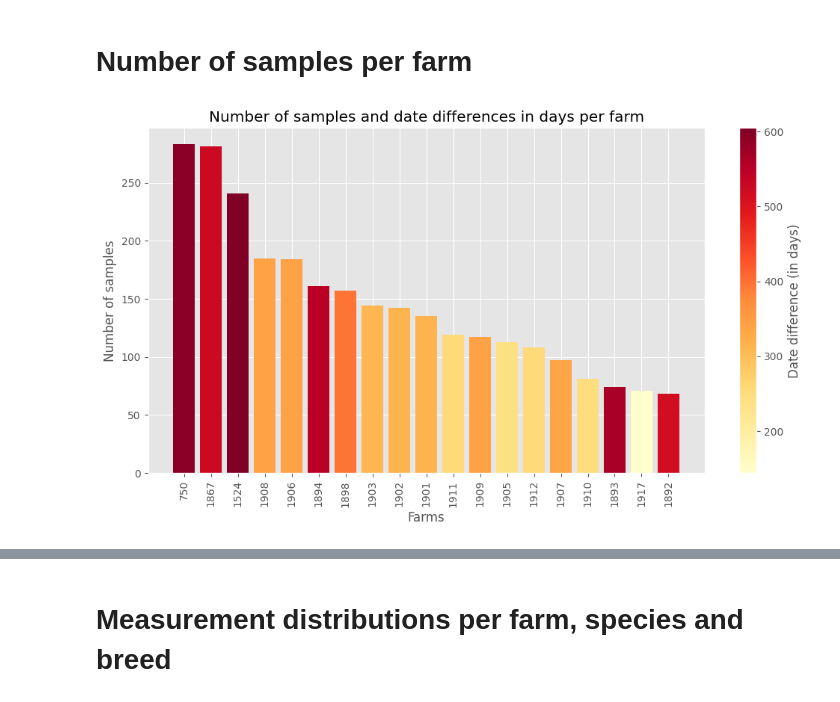
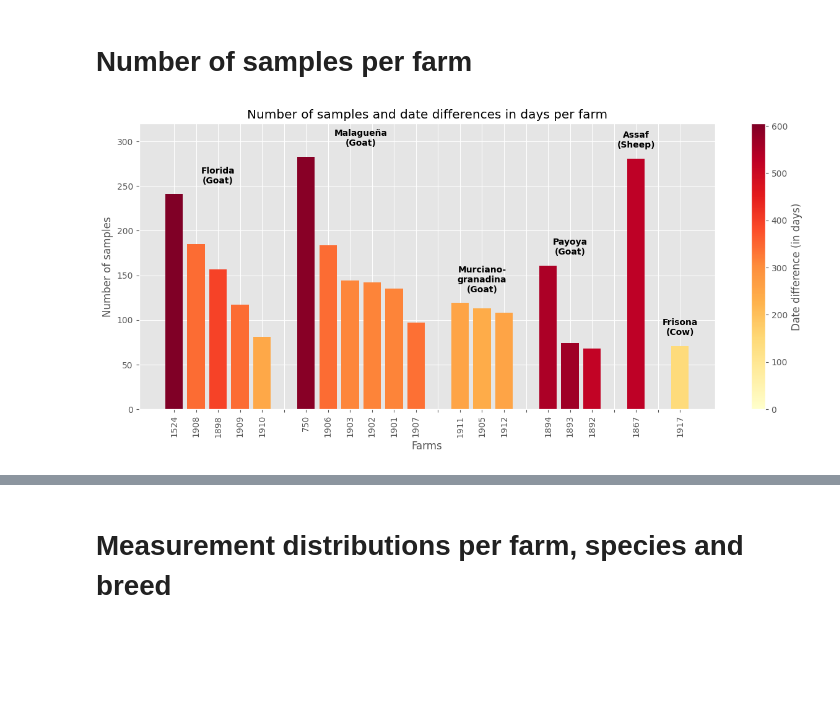
Before and after one commit to bryantchakote/aic-2024, a Jupyter notebook: notebooks/data_analysis.ipynb, the cells around one changed output, grey strips where cells are left out. Cells and saved outputs as stored; diff of their text form; code cells hidden in the pictures; blank space fills up the shorter version.

```diff
--- a/notebooks/data_analysis.ipynb
+++ b/notebooks/data_analysis.ipynb
@@ -15,6 +15,9 @@ images = Path("../images/")
 # %%
 # Import saved data
 MilkMeasurements = pd.read_csv(output / "MilkMeasurementsPlusGroupedTarget.csv")
+# %%
+# Combine breed and species information
+MilkMeasurements["Breed"] = MilkMeasurements.apply(lambda row: f"{row['Breed']} ({row['Species']})", axis=1)
 # %% [markdown]
 # Data recording period
 # %%
@@ -26 +93,12 @@ MilkMeasurements["ManagementAreaId"] = MilkMeasurements["ManagementAreaId"].asty
+# %%
+# Extract breed from the created set
+MilkMeasurementsMinMaxDates["Breed"] = MilkMeasurementsMinMaxDates["Breed"].apply(lambda row: [*row][0])
+
+# Map breed labels to IDs
+MilkMeasurementsMinMaxDates["Breed"] = MilkMeasurementsMinMaxDates["Breed"].map(breed_mapping)
+
+# Sort values
+MilkMeasurementsMinMaxDates = MilkMeasurementsMinMaxDates.sort_values(
+    ["Breed", "SamplesCount"], ascending=[True, False], ignore_index=True,
+)
 # %%
@@ -86,32 +190,51 @@ plt.show()
 # %%
-# Normalize DateDiff to create a gradient color bar
+# Normalize DateDiff values to create a gradient color bar
 norm = plt.Normalize(
     MilkMeasurementsMinMaxDates["DateDiff"].dt.days.min(),
     MilkMeasurementsMinMaxDates["DateDiff"].dt.days.max(),
 )
+
+# Define the colormap and colors
 colors = cm.YlOrRd(norm(MilkMeasurementsMinMaxDates["DateDiff"].dt.days))
 
 # Plot the bars
-fig, ax = plt.subplots(figsize=(12, 6))
+fig, ax = plt.subplots(figsize=(15, 6))
 bars = ax.bar(
     MilkMeasurementsMinMaxDates["ManagementAreaId"],
     MilkMeasurementsMinMaxDates["SamplesCount"],
     color=colors,
 )
+
+# Labels, ticks, limits, and title
 ax.set_xlabel("Farms")
+plt.xticks(rotation=90)
 ax.set_ylabel("Number of samples")
+ax.set_ylim(0, 320)
 title = "Number of samples and date differences in days per farm"
 ax.set_title(title)
-plt.xticks(rotation=90)
 
 # Add the gradient color bar
 sm = plt.cm.ScalarMappable(cmap=cm.YlOrRd, norm=norm)
 sm.set_array([])
 cbar = plt.colorbar(sm, ax=ax)
 cbar.set_label("Date difference (in days)")
 
+# Format breed to add them on the plot
+format_printed_breeds = lambda breed: breed.replace("-", "-\n").replace(" (", "\n(")
+
+# Add breed names
+i = 0
+for (_, (_, breed, number_of_farms)), max_count in zip(AnimalCountPerFarm.iterrows(), breed_max_count):
+    left_bar = bars[i]
+    right_bar = bars[i+number_of_farms-1]
+    i += number_of_farms + 1
+    x = (left_bar.get_x() + right_bar.get_x() + right_bar.get_width()) / 2.0
+    y = max_count + 10
+    s = format_printed_breeds(breed)
+    ax.text(x, y, s, fontweight="bold", ha="center", va="bottom")
+
 # Save and display the plot
 plt.savefig(images / f"{title}.png")
 plt.show()
 # %% [output]
-[figure, old version]
+[figure, new version]
```
Also changed, not shown: parts of 9 cells of this notebook, 22 other files.
